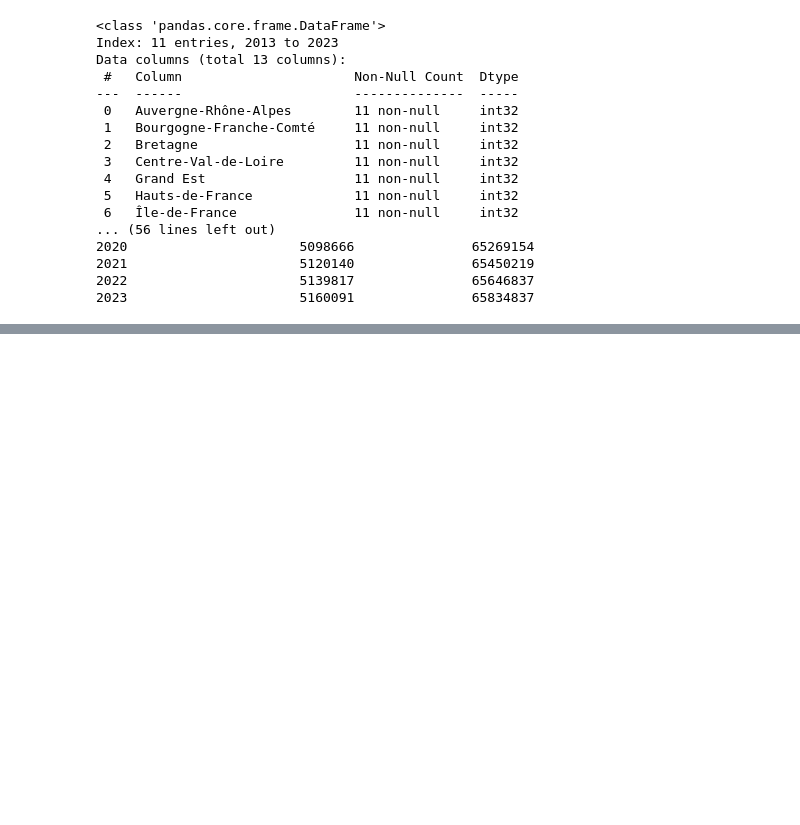
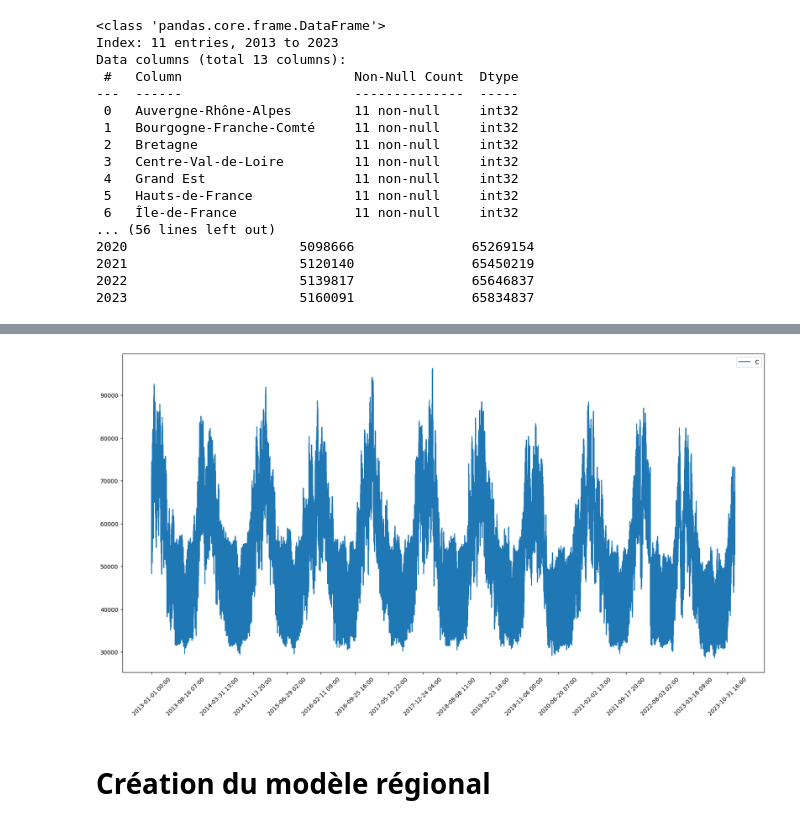
Before and after one commit to FeckNeck/temporal-data-analysis, a Jupyter notebook: index.ipynb, the cells around one changed output, grey strips where cells are left out. Cells and saved outputs as stored; diff of their text form; code cells hidden in the pictures; blank space fills up the shorter version.

```diff
--- a/index.ipynb
+++ b/index.ipynb
@@ -339,5 +403,9 @@ national_meteo = meteo.groupby("Date").mean()
 national_meteo = national_meteo.drop(columns="id_station")
 #create new rows for national_meteo with interpolated temperature values
 national_meteo = national_meteo.resample("30min").interpolate()
+#reset index
+national_meteo = national_meteo.reset_index()
+#rename column date by index
+national_meteo = national_meteo.rename(columns={"Date": "index"})
 print(national_meteo.sort_index())
 # %% [output]
@@ -461,4 +541,6 @@ Date
 # %%
-#create model with conso_national, national_meteo and nb_habitants
-model = pd.concat([conso_national, national_meteo, nb_habitants], axis=1)
-model
+#create model with conso_national, national_meteo and nb_habitants and group by index
+model_national  = pd.concat([conso_national, nb_habitants["France"]], axis=1, join="inner")
+model_national = pd.concat([model_national, national_meteo["Temperature"]], axis=1, join="inner")
+model_national = model_national.set_index("index")
+model_national
@@ -464,0 +562,12 @@ model
+# %%
+#print plot just conso_national
+plt.figure(figsize=(20,10))
+plt.plot(model_national["Consommation"])
+plt.legend("Consommation nationale")
+#just print key values from x label
+plt.xticks(model_national.index[::10000], model_national.index[::10000], rotation=45)
+plt.show()
+# %% [output]
+[figure, added]
+# %% [markdown]
+# Création du modèle régional
```
Also changed, not shown: parts of 34 cells of this notebook.
